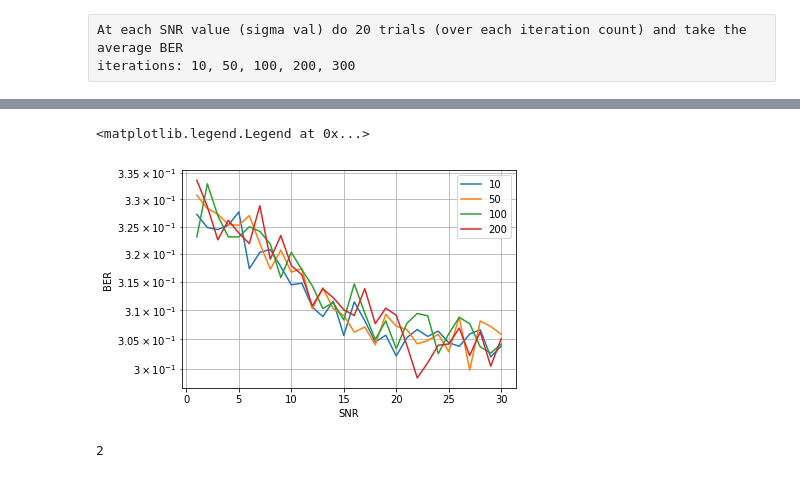
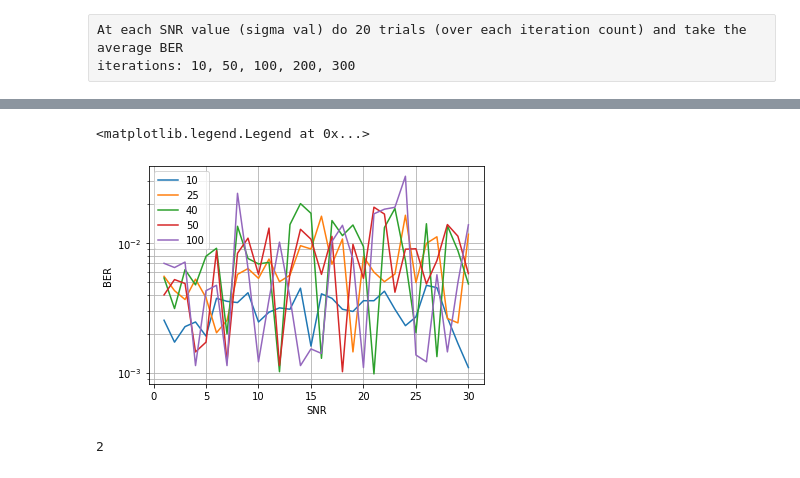
Before and after one commit to hollynroper/URS-22-23, a Jupyter notebook: Week of 10_3.ipynb, the cells around one changed output, grey strips where cells are left out. Drawn from its saved outputs; the diff is of its cells as text; code cells hidden in the pictures.

```diff
--- a/Week of 10_3.ipynb
+++ b/Week of 10_3.ipynb
@@ -16,12 +16,12 @@ k = 40
 trials = 50
 #iteration = 200
 snr_range = 30
-iterations = np.array([10, 50, 100, 200])
+iterations = np.array([10, 25, 40, 50, 100])
 
 # create x vector  CHANGE ME- to how you discussed with Jamison
 x = np.zeros((N, 1))
 idx_nonzero_entries = np.random.permutation(N)[0:k]
-non_zero_entries = np.random.randint(10, size=(k, 1))+1
+#non_zero_entries = np.random.randint(10, size=(k, 1))+1
 x[idx_nonzero_entries] = 1 # non_zero_entries
 
 # Generate matrix A
@@ -30,10 +30,13 @@ A = np.sqrt(1/n)*np.random.randn(n, N)
 
 
 # create sigmas corresponding to SNR range
+# need to convert SNR to linear scale!!
 sigma = []
 for i in range(1,snr_range + 1):
+    #snr_linear_scale = 10**(i/20)
+    #sigma.append(np.sqrt(1 / (n * snr_linear_scale)))
     sigma.append(1 / sqrt((10**(i/10))))
-print(sigma)
+#print(sigma)
 
 
 # Prep for AMP
@@ -64,5 +65,6 @@ it gets to that point when SNR extended to 30dB
 # %%
 # generates new x vector for each trial
+# this is run with original sigma calculation
 for iteration in iterations:
     avg_ber = np.zeros(snr_range)  # will hold the avg values to be plotted vs snr
     for i in range(snr_range):  #  controls the sigma value (SNR)
@@ -76,7 +78,7 @@ for iteration in iterations:
              # create x vector  CHANGE ME- to how you discussed with Jamison
             x = np.zeros((N, 1))
             idx_nonzero_entries = np.random.permutation(N)[0:k]
-            non_zero_entries = np.random.randint(10, size=(k, 1))+1
+            #non_zero_entries = np.random.randint(10, size=(k, 1))+1
             x[idx_nonzero_entries] = 1 # non_zero_entries
 
             # generate new w and y for each sigma
@@ -113,50 +118,53 @@ plt.legend()
 # %%
 # removes the hard decsion - when I do this the graph gets super messy
+# this contains the sigma the way jamison said
+errors = 0
 for iteration in iterations:
     avg_ber = np.zeros(snr_range)  # will hold the avg values to be plotted vs snr
     for i in range(snr_range):  #  controls the sigma value (SNR)
         ber = 0  # reset BER for next sigma value
-        for j in range(trials):  # iterates over multiple trials
+        errors = 0
+        while errors < 50:  # iterates over multiple trials
             xHt = np.zeros(x.shape)
             r = np.zeros(x.shape)
             tau = 0
             ons = 0
 
             # create x vector  CHANGE ME- to how you discussed with Jamison
             x = np.zeros((N, 1))
             idx_nonzero_entries = np.random.permutation(N)[0:k]
-            non_zero_entries = np.random.randint(10, size=(k, 1))+1
+           # non_zero_entries = np.random.randint(10, size=(k, 1))+1
             x[idx_nonzero_entries] = 1 # non_zero_entries
 
             # generate new w and y for each sigma
             w = sigma[i]* np.random.randn(n,1)  # noise vec
             y = A @ x + w
             z = np.zeros(y.shape)
             for iter_num in range(iteration):
                 # run AMP
                 ons = onsager(z, r, tau) #calulate next onsager
                 z = y - A @ xHt + ons
                 tau = np.sqrt((1/n)) * np.linalg.norm(z)
                 r = xHt + A.T @ z
                 xHt = eta(r, tau)
             # hard decision
-            #idxmax = np.argpartition(xHt, -k, axis=0)[-k:]  # returns indicies of top 40 vals
-            #xHt = np.zeros(x.shape)
-            #xHt[idxmax] = 1
-
-            ber += (1/N) * np.sum((x != 0) ^ (xHt != 0))
+            idxmax = np.argpartition(xHt, -k, axis=0)[-k:]  # returns indicies of top 40 vals
+            xHt = np.zeros(x.shape)
+            xHt[idxmax] = 1
+            errors += np.sum((x != 0) ^ (xHt != 0))
+            ber += (1/N) * errors
         avg_ber[i] = ber / trials
     plt.semilogy(snr, avg_ber, label=iteration)
    # print(f'avg_ber = {avg_ber}')
 
 #plt.figure()
 plt.xlabel('SNR')
 plt.ylabel('BER')
 plt.grid(True, which='both')
 plt.legend()
 # %% [output]
 <matplotlib.legend.Legend at 0x...>
-[figure, old version]
+[figure, new version]
 # %%
 # sum goes index by index comparing x and xHt and adding the errors
 x = np.array([0, 1,2,0,2])
```
Also changed, not shown: parts of 3 cells of this notebook.
